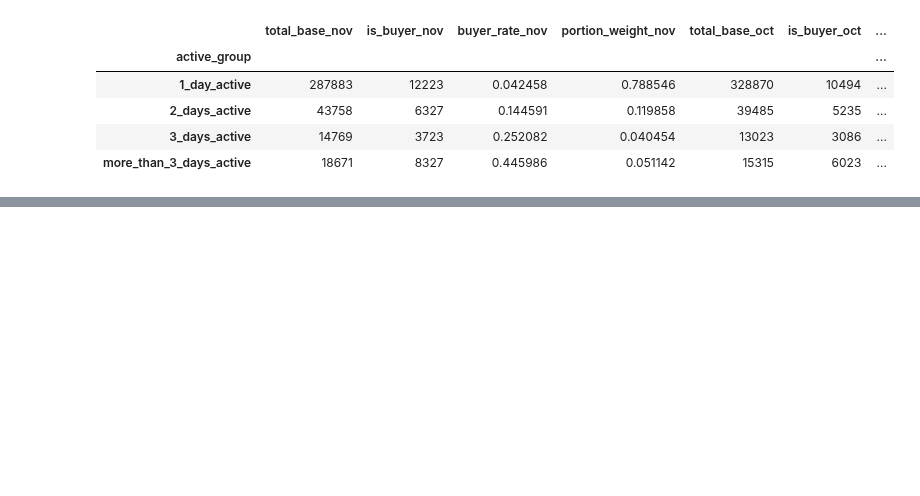
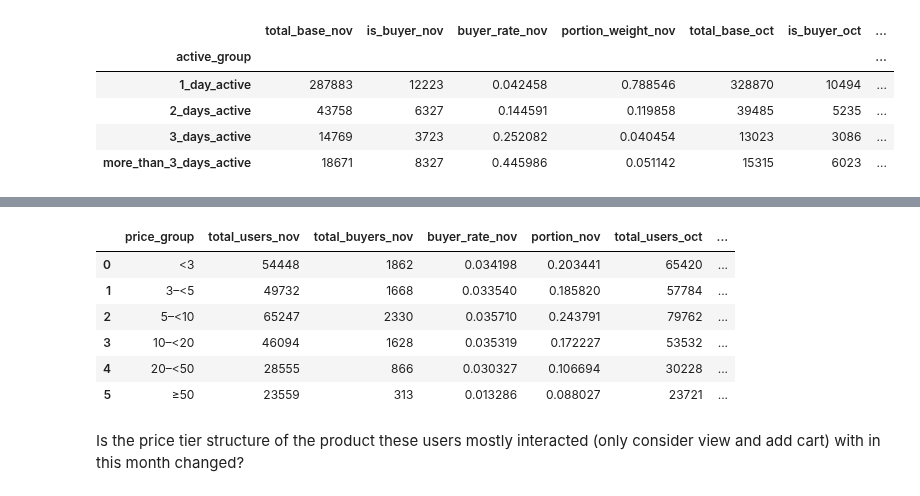
Before and after one commit to yuu1zhou/Online-cosmetics-shop-user-behavior-analysis, a Jupyter notebook: python_scripts/explore.ipynb, the cells around one changed output, grey strips where cells are left out. Saved outputs shown, nothing was run; the diff lists cells and outputs as text; code cells hidden in the pictures; blank space fills up the shorter version.

```diff
--- a/python_scripts/explore.ipynb
+++ b/python_scripts/explore.ipynb
@@ -502,0 +701,37 @@ subplot.show()
+# %%
+df_nov_non_na = df_nov[df_nov['first_view_time'].notna()].copy()
+df_nov_non_na['price_group'] = pd.cut(
+    df_nov_non_na['price'],
+    bins=[0, 3, 5, 10, 20, 50, np.inf],
+    labels=['<3', '3–<5', '5–<10', '10–<20', '20–<50', '≥50'],
+    right=False
+)
+df_nov_agg = (
+    df_nov_non_na.groupby('price_group', observed=False)
+    .agg(
+        total_users=('user_id', 'size'),
+        total_buyers=('is_buyer', 'sum'),
+        buyer_rate=('is_buyer', 'mean')
+    )
+    .reset_index()
+)
+df_nov_agg['portion'] = df_nov_agg['total_users'] / df_nov_agg['total_users'].sum()
+
+
+df_oct_non_na = df_oct[df_oct['first_view_time'].notna()].copy()
+df_oct_non_na['price_group'] = pd.cut(
+    df_oct_non_na['price'],
+    bins=[0, 3, 5, 10, 20, 50, np.inf],
+    labels=['<3', '3–<5', '5–<10', '10–<20', '20–<50', '≥50'],
+    right=False
+)
+df_oct_agg = (
+    df_oct_non_na.groupby('price_group', observed=False)
+    .agg(
+        total_users=('user_id', 'size'),
+        total_buyers=('is_buyer', 'sum'),
+        buyer_rate=('is_buyer', 'mean')
+    )
+    .reset_index()
+)
+df_oct_agg['portion'] = df_oct_agg['total_users'] / df_oct_agg['total_users'].sum()
@@ -502,0 +761,13 @@ subplot.show()
+# %%
+df_combined = pd.merge(df_nov_agg, df_oct_agg, on ='price_group', how = 'inner', suffixes=('_nov', '_oct'))
+df_combined
+# %% [output]
+|  | price_group | total_users_nov | total_buyers_nov | buyer_rate_nov | portion_nov | total_users_oct | ... |
+| 0 | <3 | 54448 | 1862 | 0.034198 | 0.203441 | 65420 | ... |
+| 1 | 3–<5 | 49732 | 1668 | 0.033540 | 0.185820 | 57784 | ... |
+| 2 | 5–<10 | 65247 | 2330 | 0.035710 | 0.243791 | 79762 | ... |
+| 3 | 10–<20 | 46094 | 1628 | 0.035319 | 0.172227 | 53532 | ... |
+| 4 | 20–<50 | 28555 | 866 | 0.030327 | 0.106694 | 30228 | ... |
+| 5 | ≥50 | 23559 | 313 | 0.013286 | 0.088027 | 23721 | ... |
+# %% [markdown]
+Is the price tier structure of the product these users mostly interacted (only consider view and add cart) with in this month changed?
```
Also changed, not shown: parts of 62 cells of this notebook, 1 other file.
